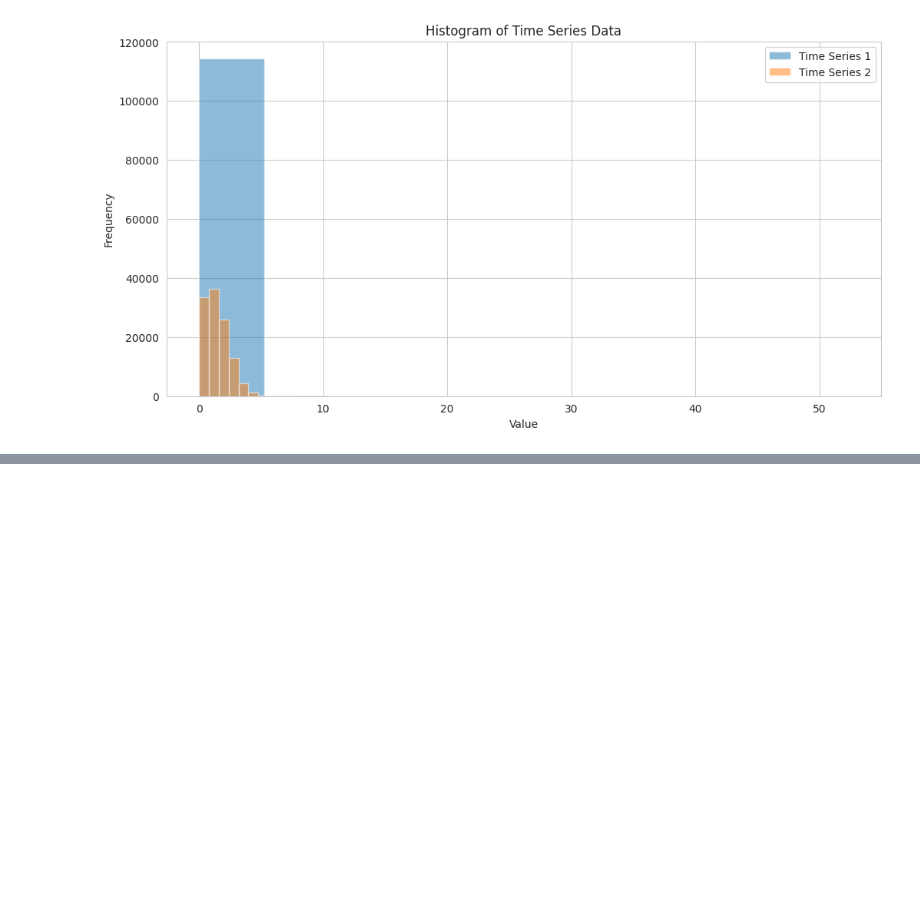
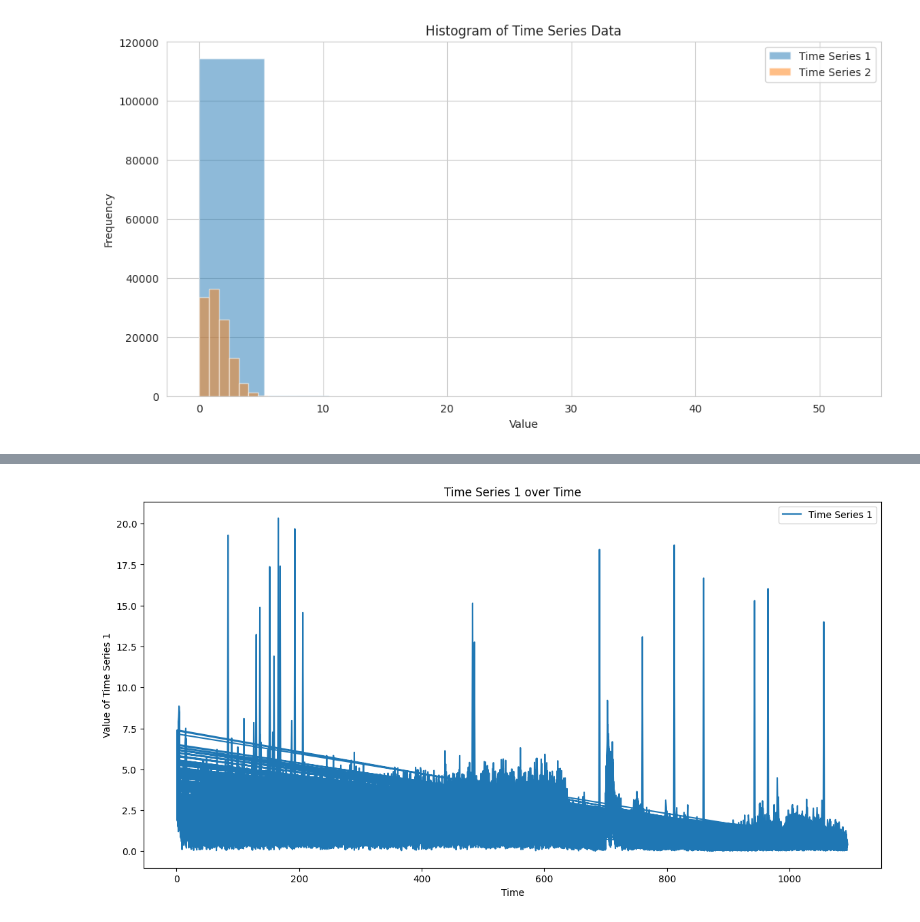
Before and after one commit to BianchiLuca28/project_CSD, a Jupyter notebook: notebook_exploration_cleaning/eda_graphs.ipynb, the cells around one changed output, grey strips where cells are left out. Saved outputs shown, nothing was run; the diff lists cells and outputs as text; code cells hidden in the pictures; blank space fills up the shorter version.

```diff
--- a/notebook_exploration_cleaning/eda_graphs.ipynb
+++ b/notebook_exploration_cleaning/eda_graphs.ipynb
@@ -191,0 +207,11 @@ plt.show()
+# %%
+# Plot for time_series_1 CASE 2
+plt.figure(figsize=(14, 7))
+plt.plot(time_series_case2_df['time'], time_series_case2_df['time_series_1'], label='Time Series 1')
+plt.title('Time Series 1 over Time')
+plt.xlabel('Time')
+plt.ylabel('Value of Time Series 1')
+plt.legend()
+plt.show()
+# %% [output]
+[figure, added]
```
Also changed, not shown: parts of 9 cells of this notebook.
